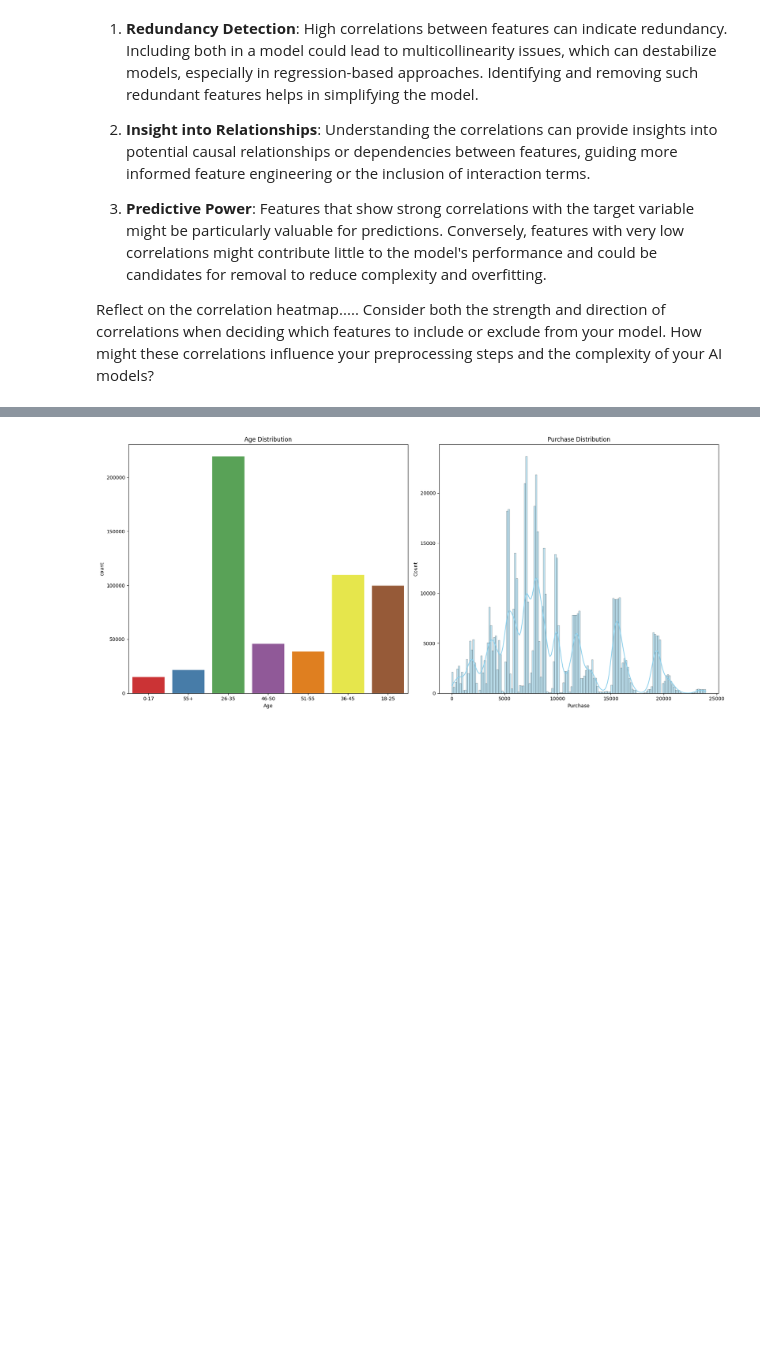
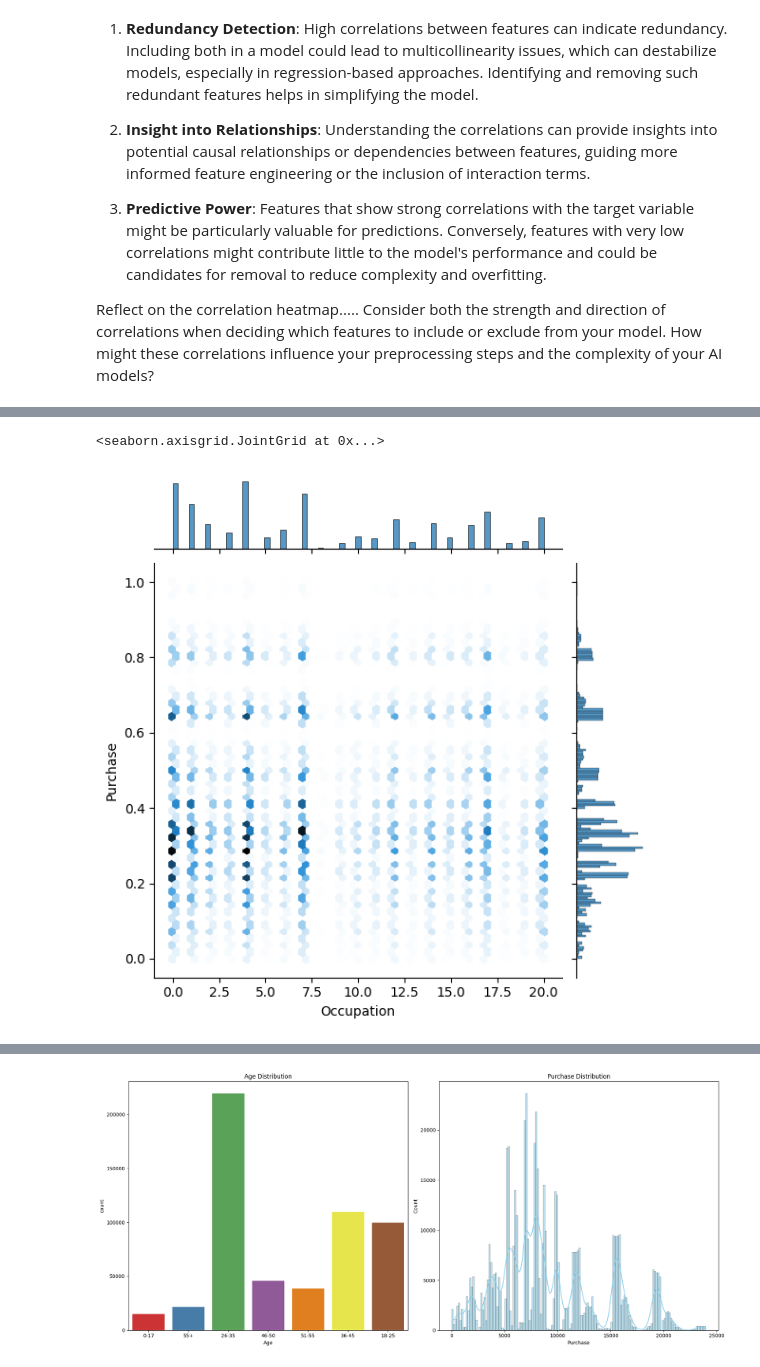
Before and after one commit to 1ssb/big-data, a Jupyter notebook: Big_Data_Analytics.ipynb, the cells around one changed output, grey strips where cells are left out. Cells and saved outputs as stored; diff of their text form; code cells hidden in the pictures; blank space fills up the shorter version.

```diff
--- a/Big_Data_Analytics.ipynb
+++ b/Big_Data_Analytics.ipynb
@@ -334,0 +376,7 @@ plt.show()
+# %%
+sns.jointplot(x='Occupation',y='Purchase',
+              data=numeric_df, kind='hex'
+             )
+# %% [output]
+<seaborn.axisgrid.JointGrid at 0x...>
+[figure, added]
```
Also changed, not shown: parts of 35 cells of this notebook.
